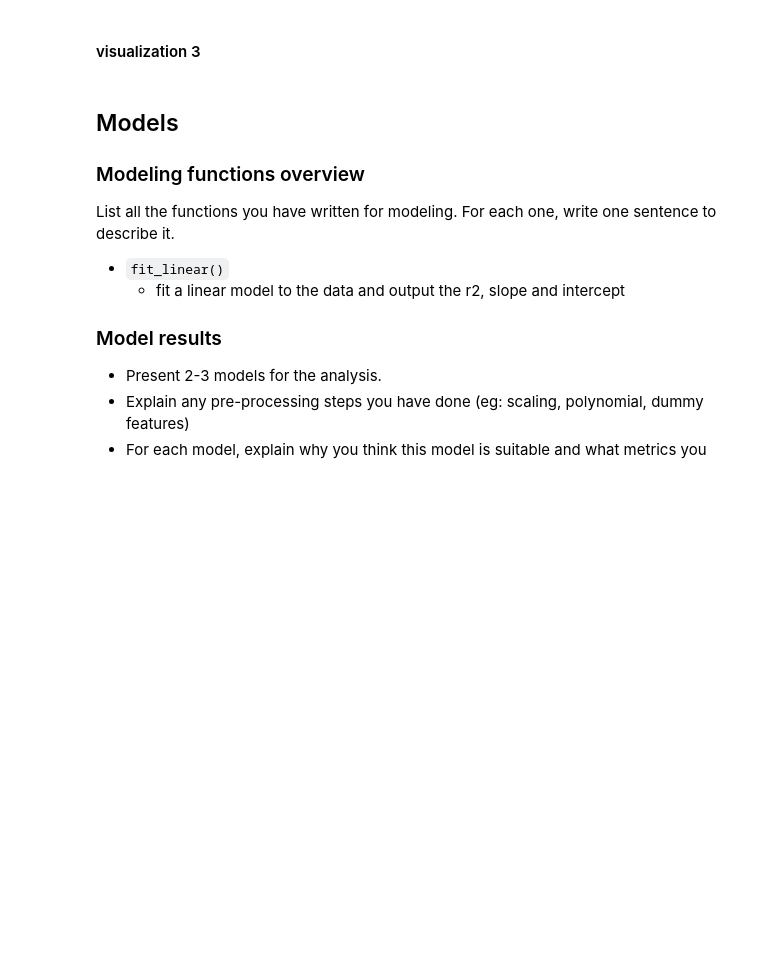
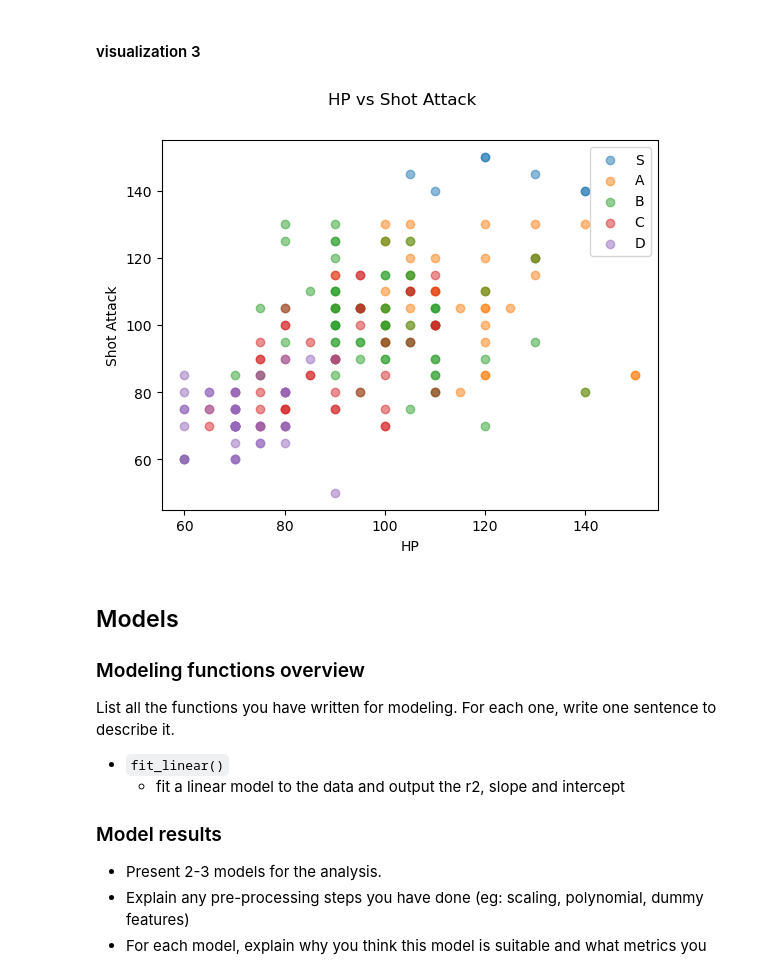
Before and after one commit to EthanK360/DS3000_Group5, a Jupyter notebook: template.ipynb, the cells around one changed output. Drawn from its saved outputs; the diff is of its cells as text; code cells hidden in the pictures; blank space fills up the shorter version.

```diff
--- a/template.ipynb
+++ b/template.ipynb
@@ -316,6 +458,20 @@ hist_subplot(df_pals, y_feat_list)
 # %%
 # Write the code to run functions to get each data visualization in separate code chunks.
 # Interpret the figures.
+tiers = ['S', 'A', 'B', 'C', 'D']
+for tier in tiers:
+    bool_tier = df_pals['tier'] == tier
+    df_tier = df_pals.loc[bool_tier, :]
+
+    plt.scatter(df_tier['hp'], df_tier['shot_attack'], alpha = 0.5, label = tier)
+
+plt.legend()
+plt.xlabel('HP')
+plt.ylabel('Shot Attack')
+plt.suptitle('HP vs Shot Attack')
+plt.show()
+# %% [output]
+[figure, added]
 # %% [markdown]
 ## Models
 
```
Also changed, not shown: parts of 6 cells of this notebook.
